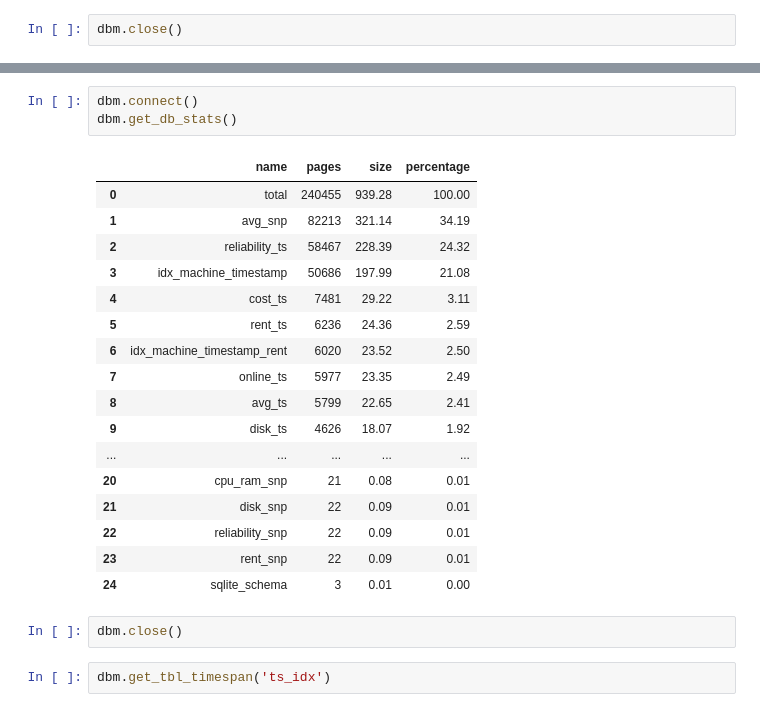
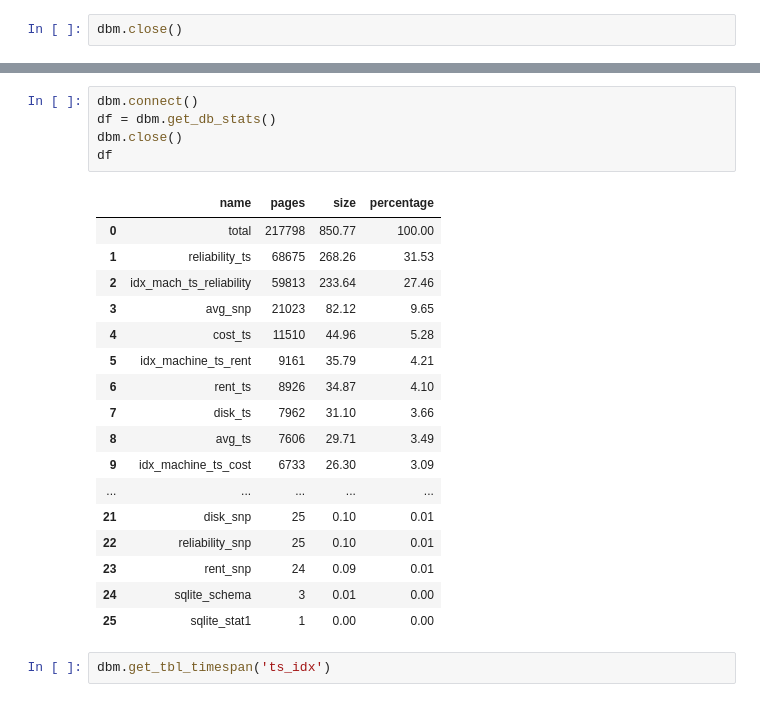
Before and after one commit to alkorolyov/vast-stats, a Jupyter notebook: notebooks/10 - tests.ipynb, the cells around one changed output, grey strips where cells are left out. Cells and saved outputs as stored; diff of their text form.

```diff
--- a/notebooks/10 - tests.ipynb
+++ b/notebooks/10 - tests.ipynb
@@ -132,26 +87,26 @@ Size per year:  1578 mb
 # %%
 dbm.connect()
-dbm.get_db_stats()
+df = dbm.get_db_stats()
+dbm.close()
+df
 # %% [output]
 |  | name | pages | size | percentage |
-| 0 | total | 240455 | 939.28 | 100.00 |
-| 1 | avg_snp | 82213 | 321.14 | 34.19 |
-| 2 | reliability_ts | 58467 | 228.39 | 24.32 |
-| 3 | idx_machine_timestamp | 50686 | 197.99 | 21.08 |
-| 4 | cost_ts | 7481 | 29.22 | 3.11 |
-| 5 | rent_ts | 6236 | 24.36 | 2.59 |
-| 6 | idx_machine_timestamp_rent | 6020 | 23.52 | 2.50 |
-| 7 | online_ts | 5977 | 23.35 | 2.49 |
-| 8 | avg_ts | 5799 | 22.65 | 2.41 |
-| 9 | disk_ts | 4626 | 18.07 | 1.92 |
+| 0 | total | 217798 | 850.77 | 100.00 |
+| 1 | reliability_ts | 68675 | 268.26 | 31.53 |
+| 2 | idx_mach_ts_reliability | 59813 | 233.64 | 27.46 |
+| 3 | avg_snp | 21023 | 82.12 | 9.65 |
+| 4 | cost_ts | 11510 | 44.96 | 5.28 |
+| 5 | idx_machine_ts_rent | 9161 | 35.79 | 4.21 |
+| 6 | rent_ts | 8926 | 34.87 | 4.10 |
+| 7 | disk_ts | 7962 | 31.10 | 3.66 |
+| 8 | avg_ts | 7606 | 29.71 | 3.49 |
+| 9 | idx_machine_ts_cost | 6733 | 26.30 | 3.09 |
 | ... | ... | ... | ... | ... |
-| 20 | cpu_ram_snp | 21 | 0.08 | 0.01 |
-| 21 | disk_snp | 22 | 0.09 | 0.01 |
-| 22 | reliability_snp | 22 | 0.09 | 0.01 |
-| 23 | rent_snp | 22 | 0.09 | 0.01 |
+| 21 | disk_snp | 25 | 0.10 | 0.01 |
+| 22 | reliability_snp | 25 | 0.10 | 0.01 |
+| 23 | rent_snp | 24 | 0.09 | 0.01 |
 | 24 | sqlite_schema | 3 | 0.01 | 0.00 |
+| 25 | sqlite_stat1 | 1 | 0.00 | 0.00 |
-# %%
-dbm.close()
 # %%
 dbm.get_tbl_timespan('ts_idx')
 # %% [output]
```
Also changed, not shown: parts of 6 cells of this notebook, 22 other files.
